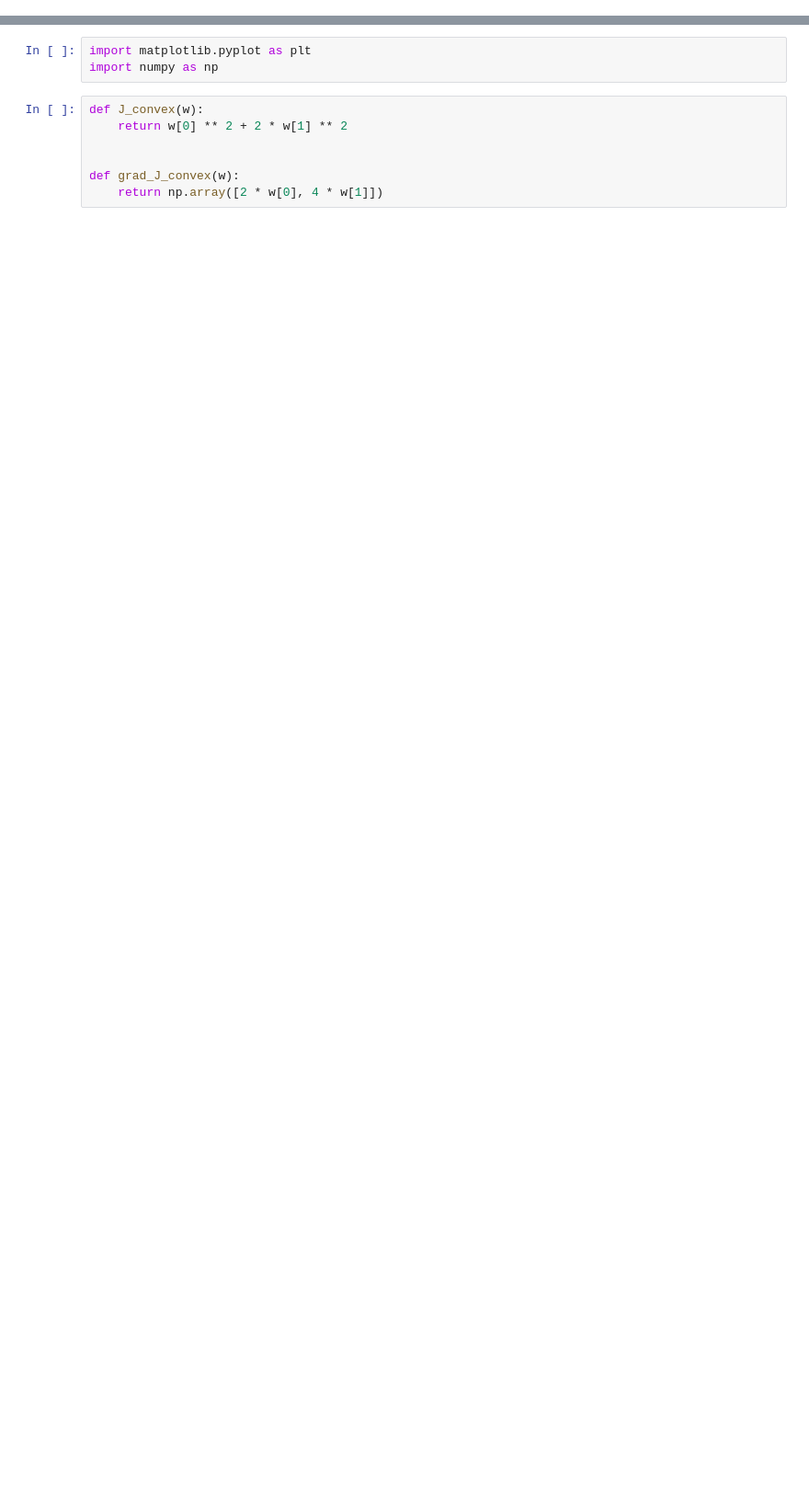
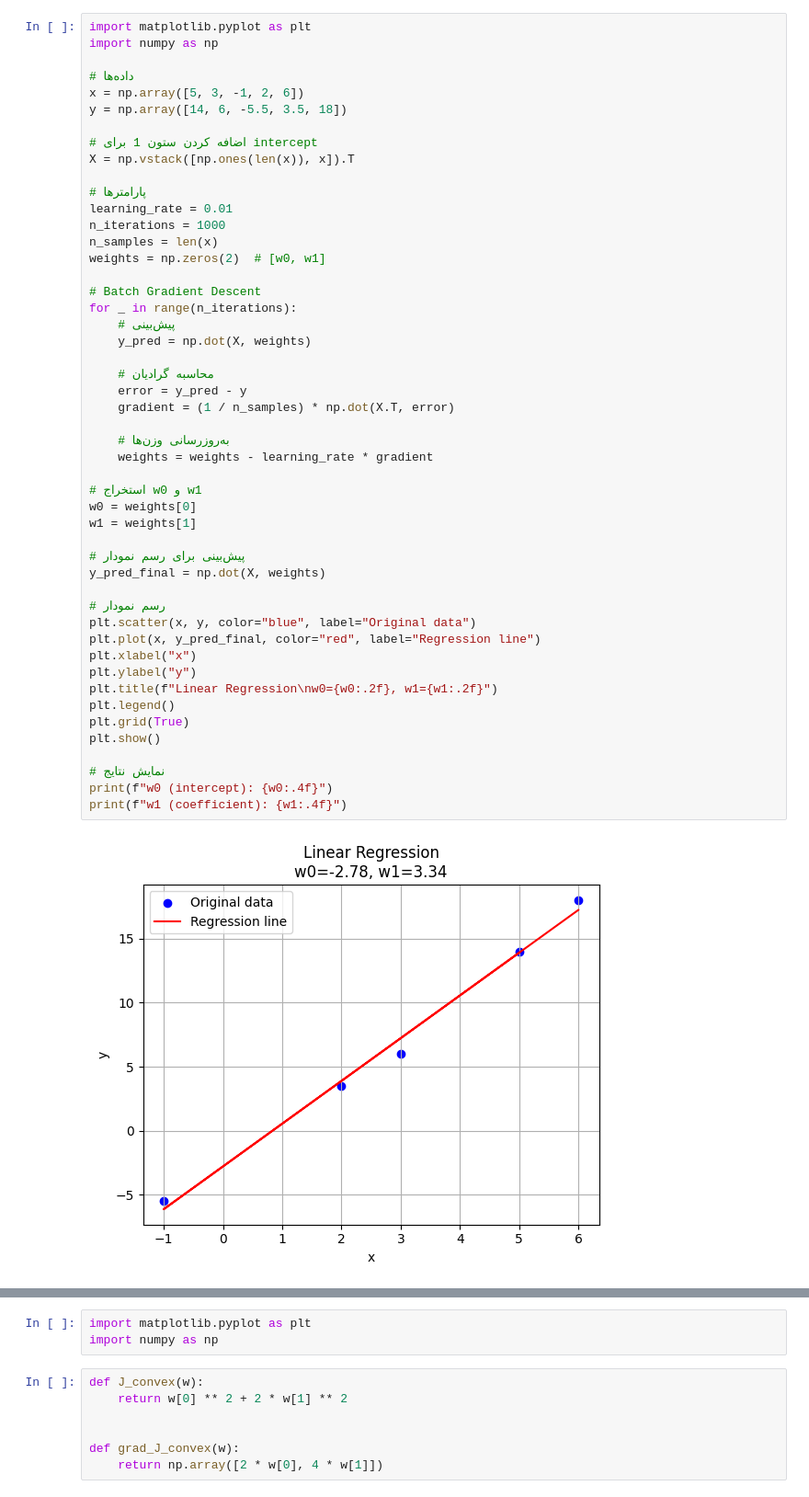
Before and after one commit to al-shams/ML-Sharif, a Jupyter notebook: session_01/gradient_descent.ipynb, the cells around one changed output, grey strips where cells are left out. Shown: that part at 92% size. Cells and saved outputs as stored; diff of their text form; blank space fills up the shorter version.

```diff
--- a/session_01/gradient_descent.ipynb
+++ b/session_01/gradient_descent.ipynb
@@ -0,0 +1,51 @@
+# %%
+import matplotlib.pyplot as plt
+import numpy as np
+
+# داده‌ها
+x = np.array([5, 3, -1, 2, 6])
+y = np.array([14, 6, -5.5, 3.5, 18])
+
+# اضافه کردن ستون 1 برای intercept
+X = np.vstack([np.ones(len(x)), x]).T
+
+# پارامترها
+learning_rate = 0.01
+n_iterations = 1000
+n_samples = len(x)
+weights = np.zeros(2)  # [w0, w1]
+
+# Batch Gradient Descent
+for _ in range(n_iterations):
+    # پیش‌بینی
+    y_pred = np.dot(X, weights)
+
+    # محاسبه گرادیان
+    error = y_pred - y
+    gradient = (1 / n_samples) * np.dot(X.T, error)
+
+    # به‌روزرسانی وزن‌ها
+    weights = weights - learning_rate * gradient
+
+# استخراج w0 و w1
+w0 = weights[0]
+w1 = weights[1]
+
+# پیش‌بینی برای رسم نمودار
+y_pred_final = np.dot(X, weights)
+
+# رسم نمودار
+plt.scatter(x, y, color="blue", label="Original data")
+plt.plot(x, y_pred_final, color="red", label="Regression line")
+plt.xlabel("x")
+plt.ylabel("y")
+plt.title(f"Linear Regression\nw0={w0:.2f}, w1={w1:.2f}")
+plt.legend()
+plt.grid(True)
+plt.show()
+
+# نمایش نتایج
+print(f"w0 (intercept): {w0:.4f}")
+print(f"w1 (coefficient): {w1:.4f}")
+# %% [output]
+[figure, added]
```
Also changed, not shown: parts of 9 cells of this notebook, 3 other files.
